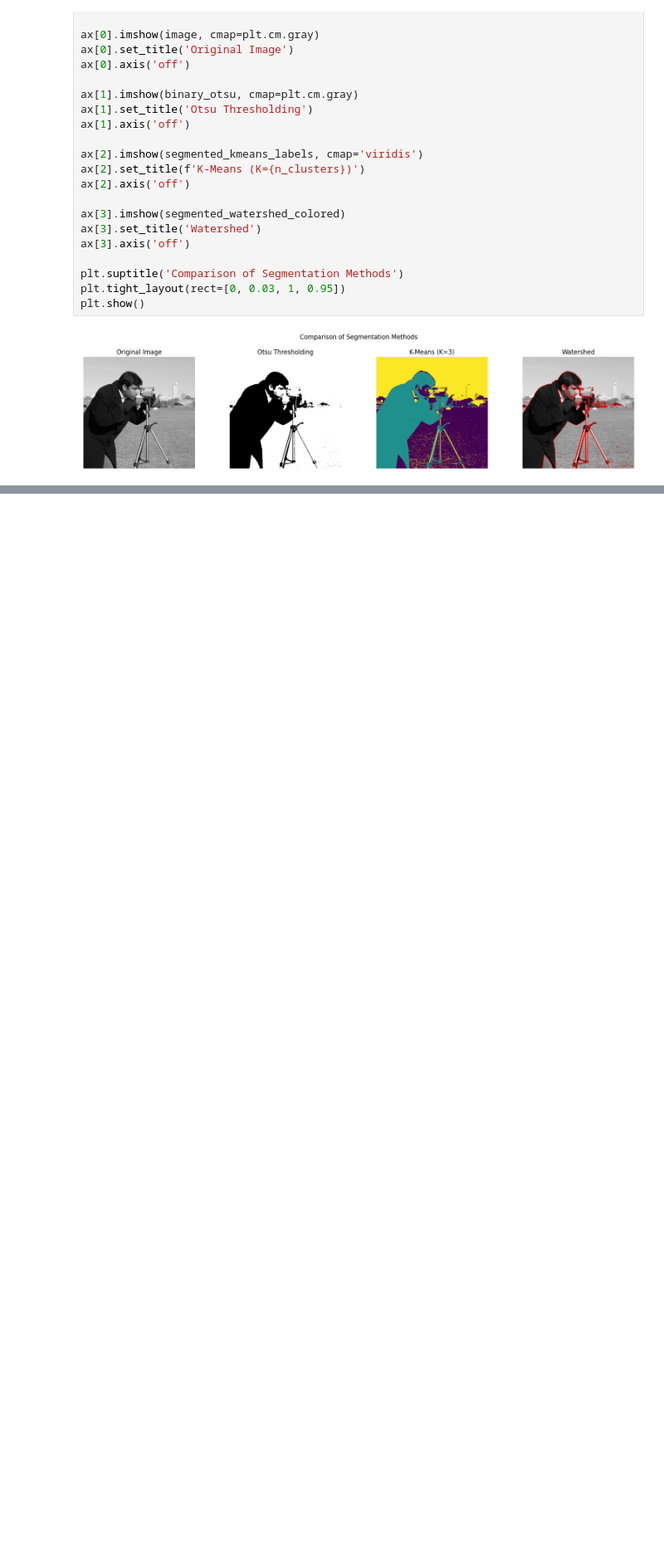
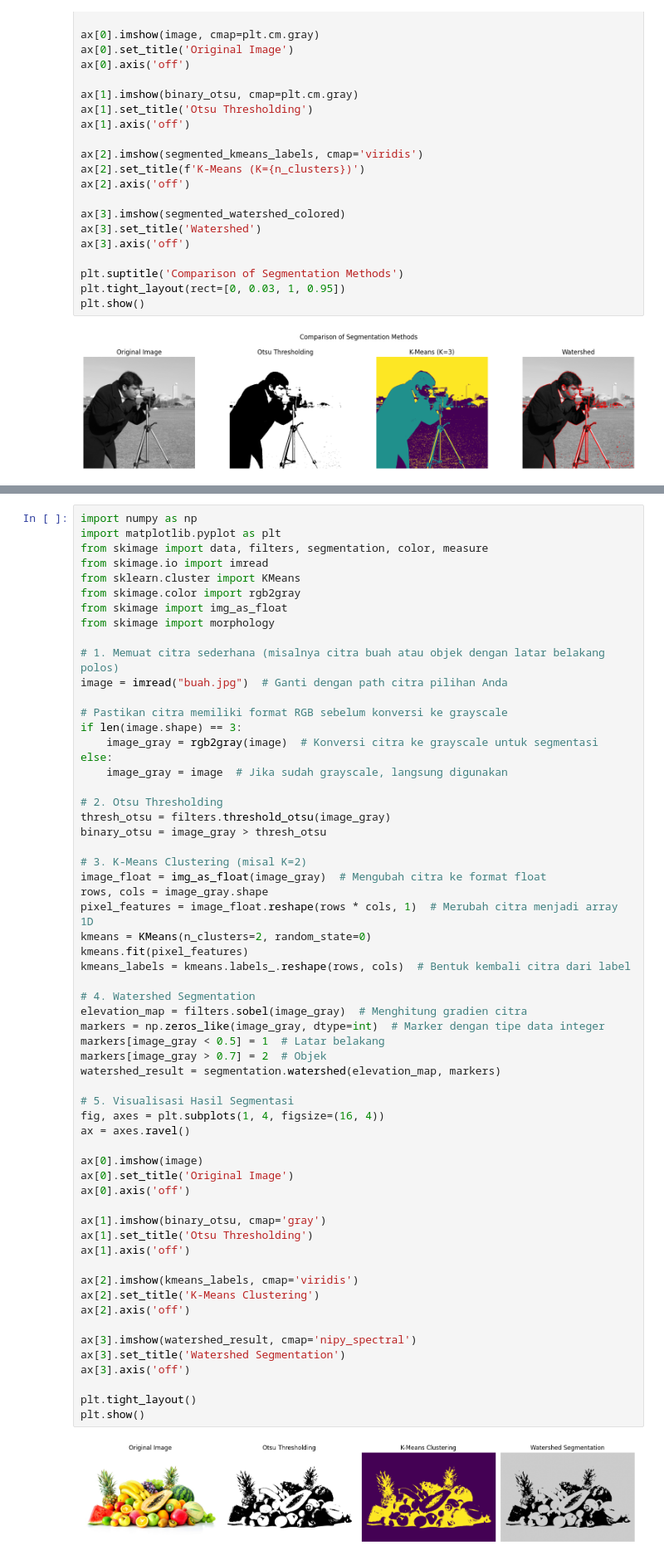
Before and after one commit to Dhan852/PengolahanCitra, a Jupyter notebook: pengolahan_citra_4.ipynb, the cells around one changed output, grey strips where cells are left out. Shown at 83% size. Drawn from its saved outputs; the diff is of its cells as text; blank space fills up the shorter version.

```diff
--- a/pengolahan_citra_4.ipynb
+++ b/pengolahan_citra_4.ipynb
@@ -287,0 +346,62 @@ plt.show()
+# %%
+import numpy as np
+import matplotlib.pyplot as plt
+from skimage import data, filters, segmentation, color, measure
+from skimage.io import imread
+from sklearn.cluster import KMeans
+from skimage.color import rgb2gray
+from skimage import img_as_float
+from skimage import morphology
+
+# 1. Memuat citra sederhana (misalnya citra buah atau objek dengan latar belakang polos)
+image = imread("buah.jpg")  # Ganti dengan path citra pilihan Anda
+
+# Pastikan citra memiliki format RGB sebelum konversi ke grayscale
+if len(image.shape) == 3:
+    image_gray = rgb2gray(image)  # Konversi citra ke grayscale untuk segmentasi
+else:
+    image_gray = image  # Jika sudah grayscale, langsung digunakan
+
+# 2. Otsu Thresholding
+thresh_otsu = filters.threshold_otsu(image_gray)
+binary_otsu = image_gray > thresh_otsu
+
+# 3. K-Means Clustering (misal K=2)
+image_float = img_as_float(image_gray)  # Mengubah citra ke format float
+rows, cols = image_gray.shape
+pixel_features = image_float.reshape(rows * cols, 1)  # Merubah citra menjadi array 1D
+kmeans = KMeans(n_clusters=2, random_state=0)
+kmeans.fit(pixel_features)
+kmeans_labels = kmeans.labels_.reshape(rows, cols)  # Bentuk kembali citra dari label
+
+# 4. Watershed Segmentation
+elevation_map = filters.sobel(image_gray)  # Menghitung gradien citra
+markers = np.zeros_like(image_gray, dtype=int)  # Marker dengan tipe data integer
+markers[image_gray < 0.5] = 1  # Latar belakang
+markers[image_gray > 0.7] = 2  # Objek
+watershed_result = segmentation.watershed(elevation_map, markers)
+
+# 5. Visualisasi Hasil Segmentasi
+fig, axes = plt.subplots(1, 4, figsize=(16, 4))
+ax = axes.ravel()
+
+ax[0].imshow(image)
+ax[0].set_title('Original Image')
+ax[0].axis('off')
+
+ax[1].imshow(binary_otsu, cmap='gray')
+ax[1].set_title('Otsu Thresholding')
+ax[1].axis('off')
+
+ax[2].imshow(kmeans_labels, cmap='viridis')
+ax[2].set_title('K-Means Clustering')
+ax[2].axis('off')
+
+ax[3].imshow(watershed_result, cmap='nipy_spectral')
+ax[3].set_title('Watershed Segmentation')
+ax[3].axis('off')
+
+plt.tight_layout()
+plt.show()
+# %% [output]
+[figure, added]
```
Also changed, not shown: parts of 5 cells of this notebook.
